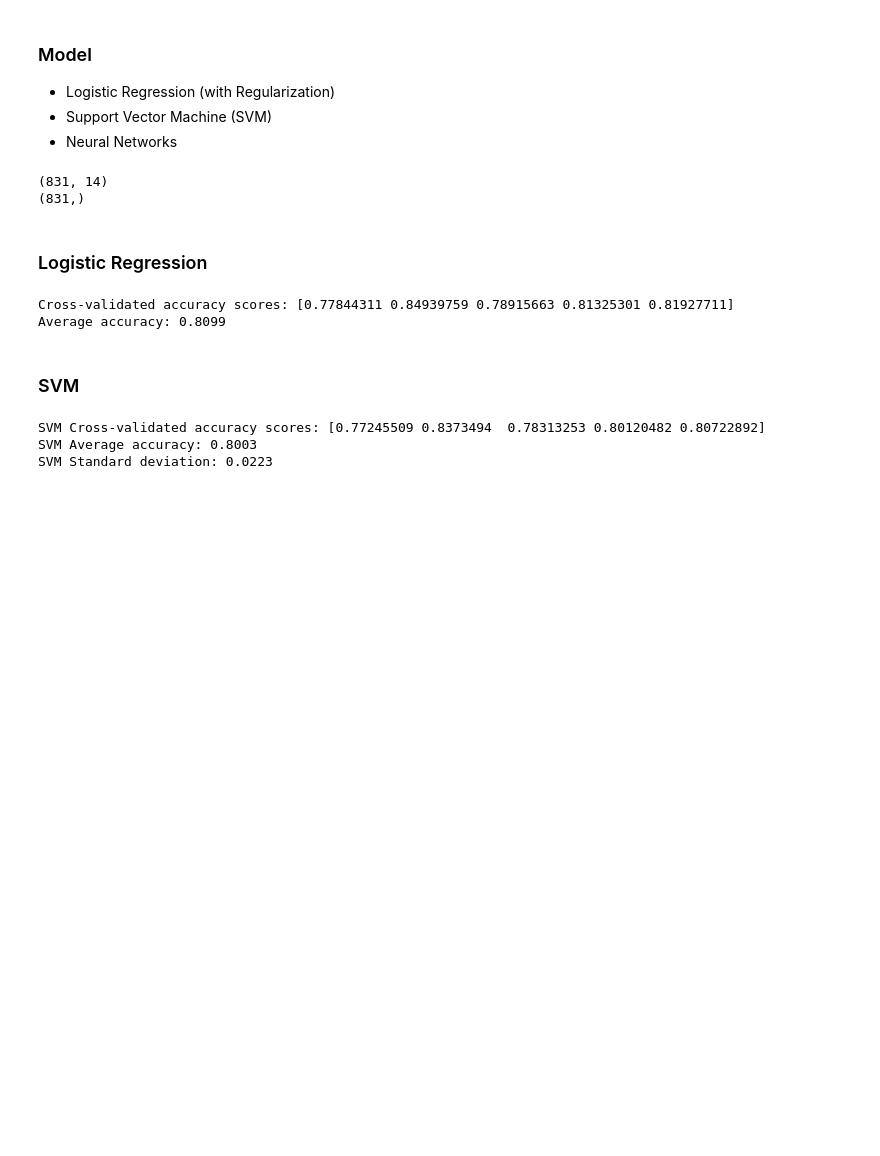
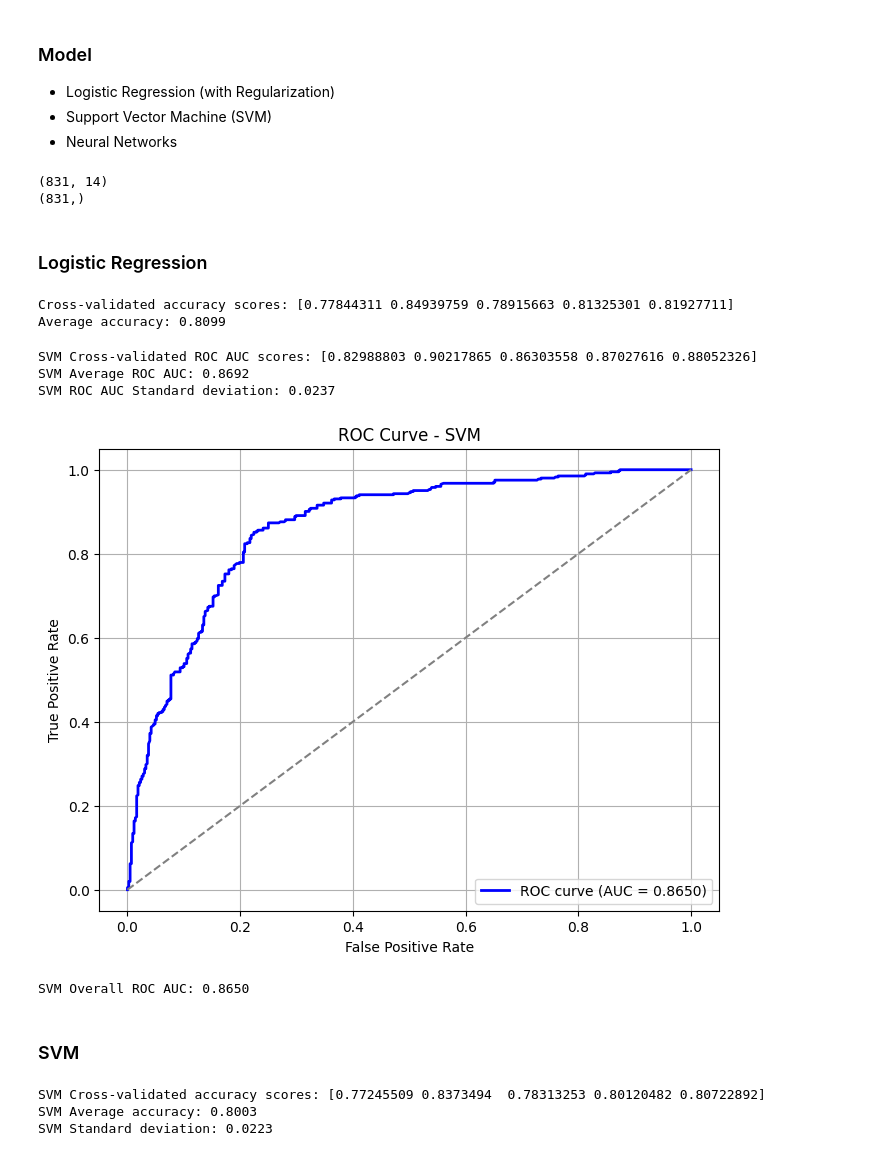
Before and after one commit to ceciliasant/AAproj1, a Jupyter notebook: proj1.ipynb, the cells around one changed output. Saved outputs shown, nothing was run; the diff lists cells and outputs as text; code cells hidden in the pictures; blank space fills up the shorter version.

Commit message:
added ROC curves for SVM and Logistic Regression

```diff
--- a/proj1.ipynb
+++ b/proj1.ipynb
@@ -249,6 +251,36 @@ print(f"Average accuracy: {np.mean(scores_logreg):.4f}")
 # %% [output]
 Cross-validated accuracy scores: [0.77844311 0.84939759 0.78915663 0.81325301 0.81927711]
 Average accuracy: 0.8099
+# %%
+roc_auc_scores = cross_val_score(pipeline_logreg, X, y, cv=cv, scoring='roc_auc')
+print(f"SVM Cross-validated ROC AUC scores: {roc_auc_scores}")
+print(f"SVM Average ROC AUC: {np.mean(roc_auc_scores):.4f}")
+print(f"SVM ROC AUC Standard deviation: {np.std(roc_auc_scores):.4f}")
+
+y_scores = cross_val_predict(pipeline_logreg, X, y, cv=cv, method="predict_proba")[:, 1]
+
+# Calcular a curva ROC
+fpr, tpr, _ = roc_curve(y, y_scores)
+roc_auc = auc(fpr, tpr)
+
+# Plotar a curva ROC
+plt.figure(figsize=(8, 6))
+plt.plot(fpr, tpr, color='blue', lw=2, label=f'ROC curve (AUC = {roc_auc:.4f})')
+plt.plot([0, 1], [0, 1], color='gray', linestyle='--')  # Linha de referência
+plt.xlabel('False Positive Rate')
+plt.ylabel('True Positive Rate')
+plt.title('ROC Curve - SVM')
+plt.legend(loc='lower right')
+plt.grid(True)
+plt.show()
+
+print(f"SVM Overall ROC AUC: {roc_auc:.4f}")
+# %% [output]
+SVM Cross-validated ROC AUC scores: [0.82988803 0.90217865 0.86303558 0.87027616 0.88052326]
+SVM Average ROC AUC: 0.8692
+SVM ROC AUC Standard deviation: 0.0237
+[figure, added]
+SVM Overall ROC AUC: 0.8650
 # %% [markdown]
 ### SVM
 # %%
```
Also changed, not shown: parts of 2 cells of this notebook.
